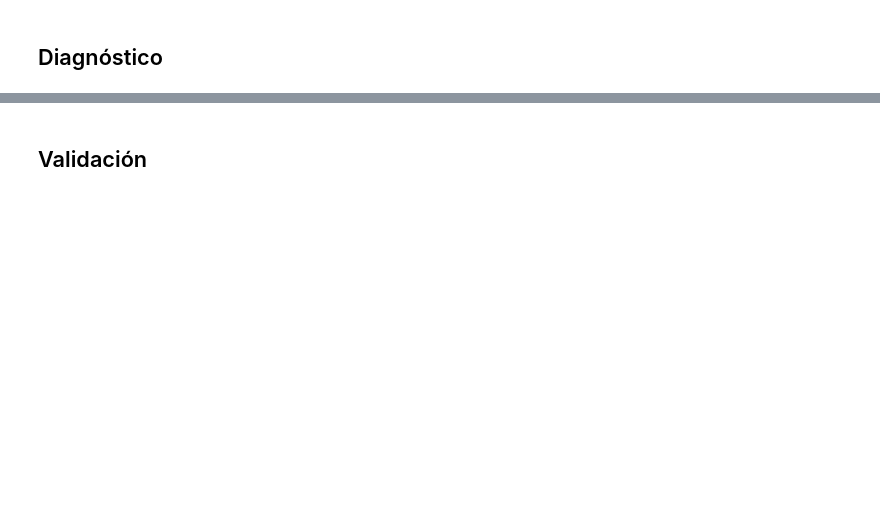
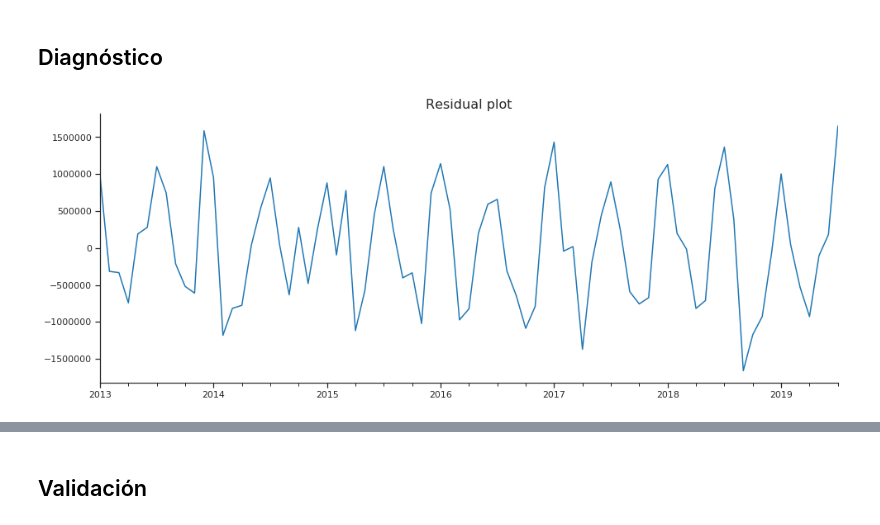
Before and after one commit to manquius/seriesTemporalesOptativa, a Jupyter notebook: Lab 2s.ipynb, the cells around one changed output, grey strips where cells are left out. Drawn from its saved outputs; the diff is of its cells as text; code cells hidden in the pictures; blank space fills up the shorter version.

```diff
--- a/Lab 2s.ipynb
+++ b/Lab 2s.ipynb
@@ -154,13 +180,15 @@ plt.show()
 # %% [markdown]
 ## Diagnóstico
 # %%
-resid = (data['TOTAL'] - mhw_sm.fittedvalues)
+resid = (data['TOTAL'] - model_sm.fittedvalues)
 fig, ax = plt.subplots(figsize = (16, 6))
 resid.plot(color = blue)
 ax.set_xlabel('')
 ax.set_title('Residual plot', fontsize = 16)
 sns.despine()
 plt.show()
+# %% [output]
+[figure, added]
 # %%
 fig, ax = plt.subplots(figsize = (16, 6))
 sm.graphics.tsa.plot_acf(resid, lags = 40, ax = ax)
```
Also changed, not shown: parts of 12 cells of this notebook.
